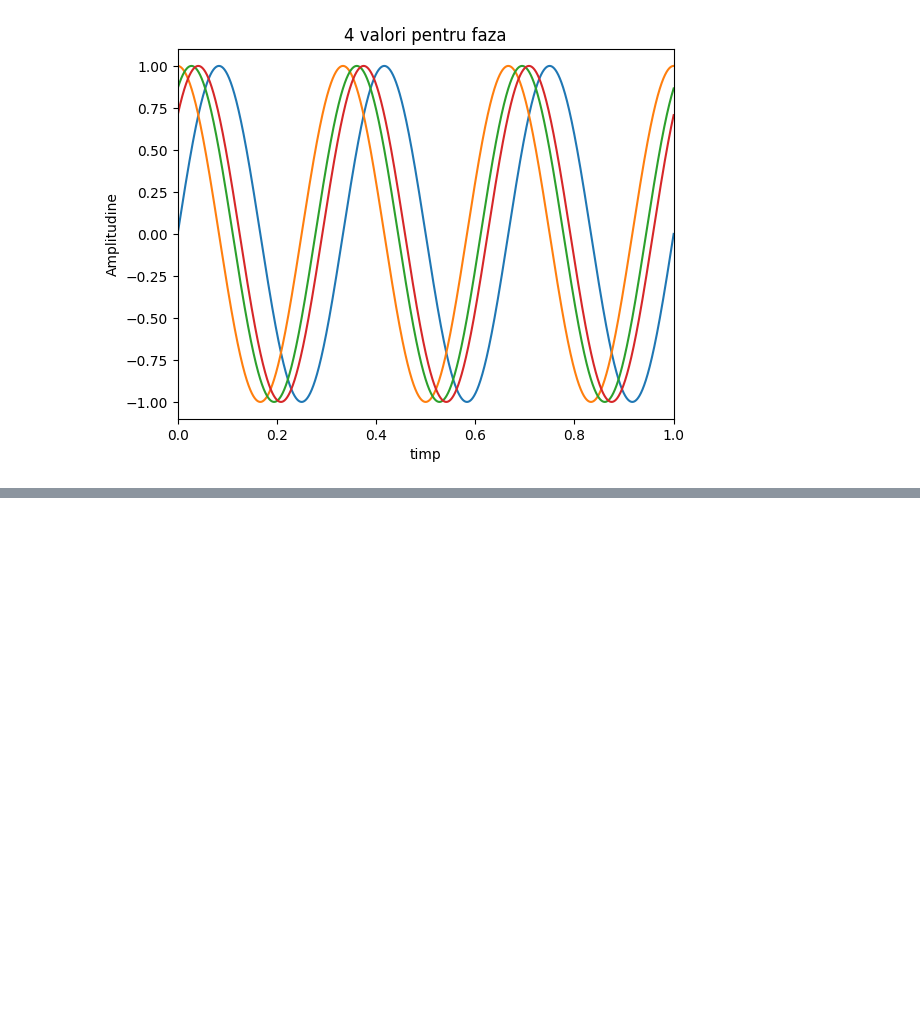
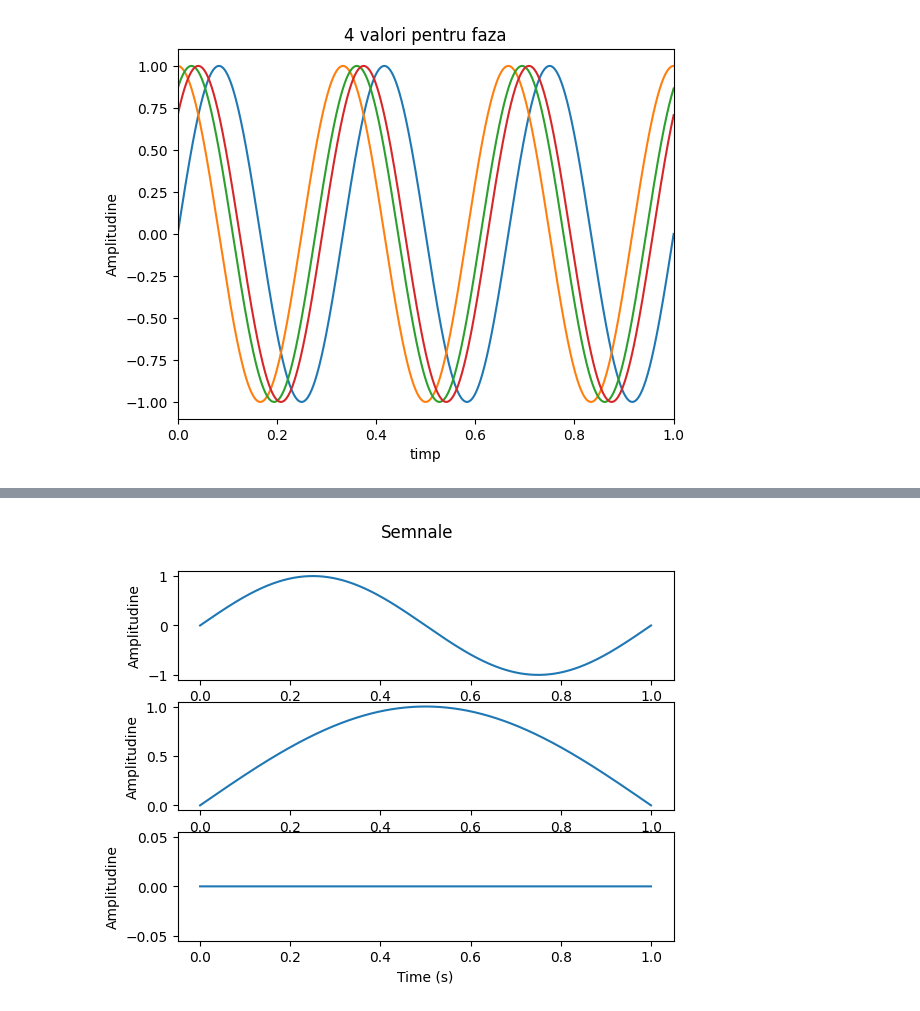
Before and after one commit to Apsodius1/Procesarea-Semnalelor, a Jupyter notebook: lab2/lab2.ipynb, the cells around one changed output, grey strips where cells are left out. Cells and saved outputs as stored; diff of their text form; code cells hidden in the pictures; blank space fills up the shorter version.

```diff
--- a/lab2/lab2.ipynb
+++ b/lab2/lab2.ipynb
@@ -101,0 +152,21 @@ sd.play(soundD[1], soundD[0])
+# %%
+# Exercitiul 6
+def sinFunction(f0):
+    t = np.linspace(0, 2, 10000)
+    return np.sin(2 * np.pi * f0 * t)
+
+fig, axs = plt.subplots(3)
+fig.suptitle("Semnale")
+
+axs[0].plot(t, sinFunction(1/2))
+axs[1].plot(t, sinFunction(1/4))
+axs[2].plot(t, sinFunction(0))
+
+
+for ax in axs:
+    ax.set_xlabel("Time (s)")
+    ax.set_ylabel("Amplitudine")
+
+plt.show()
+# %% [output]
+[figure, added]
```
Also changed, not shown: parts of 10 cells of this notebook, 2 other files.
